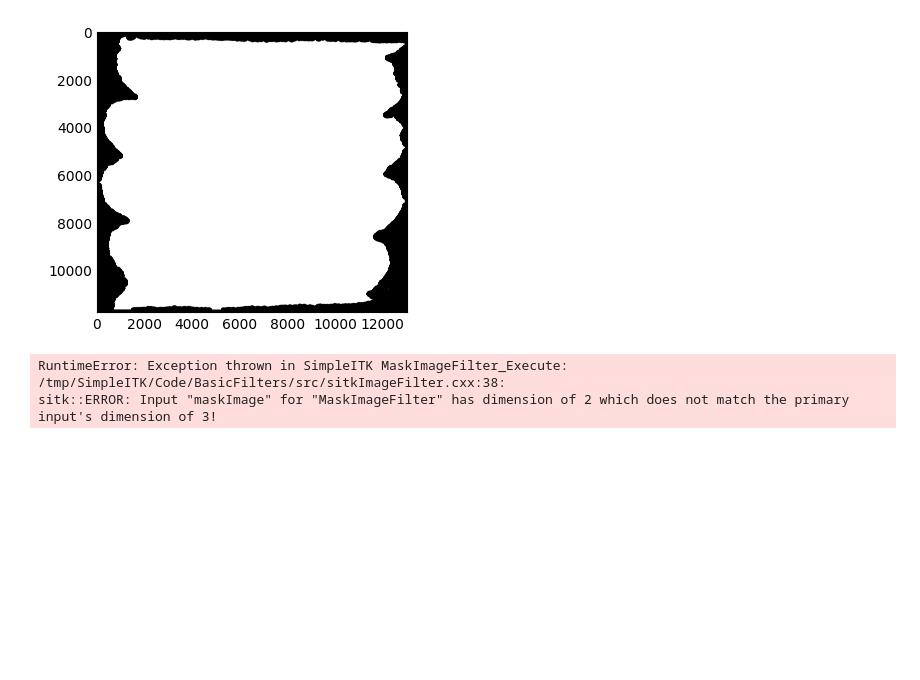
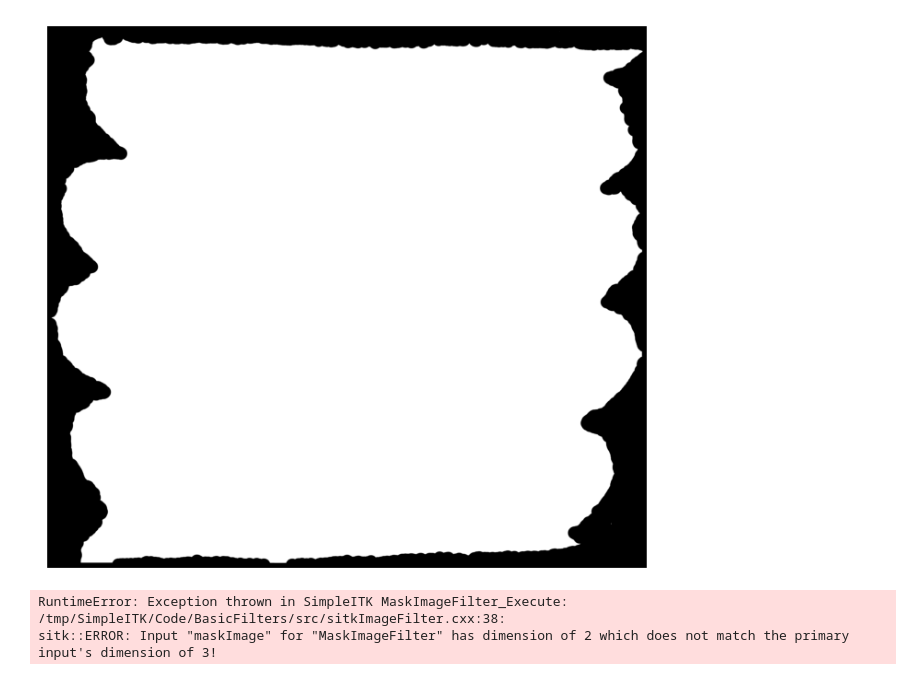
Before and after one commit to VoloVita/WPC_ImageProcessing, a Jupyter notebook: src/remove_background_w_utils.ipynb, the cells around one changed output. Drawn from its saved outputs; the diff is of its cells as text; code cells hidden in the pictures; blank space fills up the shorter version.

Commit message:
updated all cells for util, mask on color needs fixing

```diff
--- a/src/remove_background_w_utils.ipynb
+++ b/src/remove_background_w_utils.ipynb
@@ -12,4 +12,6 @@ relative_path_2 = "data/04_060_150_01_01_005_230920_3D.tif"
 relative_path_3 = "data/04_060_150_01_04_008_230920_3D.tif"
 
 img_color = utils.read_image(relative_path_1)
-img_gray = utils.rgb_to_gray(img)
+img_gray = utils.rgb_to_gray(img_color)
+
+utils.print_image(img_gray)
@@ -44,16 +48,13 @@ utils.print_image(sitk.GetArrayViewFromImage(closed_image))
 # %%
 erode_filter = sitk.BinaryErodeImageFilter()
 erode_filter.SetKernelRadius([90, 90])
 erode_filter.SetForegroundValue(255)
 
 eroded_image = erode_filter.Execute(closed_image)
 
-plt.figure(figsize=(4, 4))
-plt.style.use('_mpl-gallery-nogrid')
-plt.imshow(sitk.GetArrayViewFromImage(eroded_image), cmap=plt.cm.Greys_r)
-plt.axis('on');
+utils.print_image(sitk.GetArrayViewFromImage(eroded_image))
 # %% [output]
-[figure, old version]
+[figure, new version]
 # %%
 color_image = img_color
 color_image = sitk.GetImageFromArray(color_image)
```
Also changed, not shown: parts of 1 cell of this notebook.
